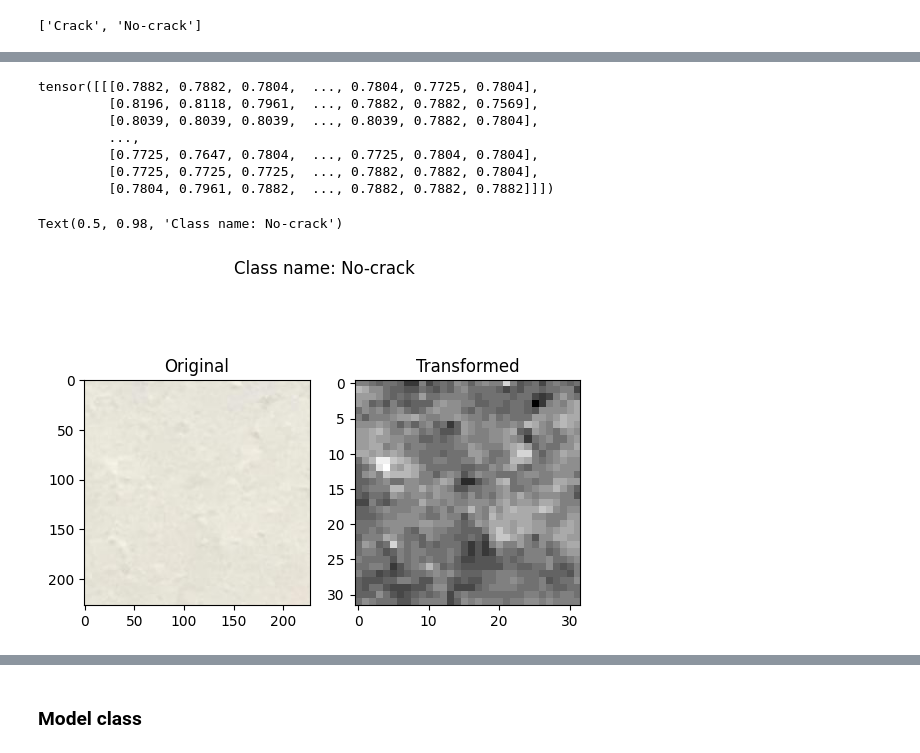
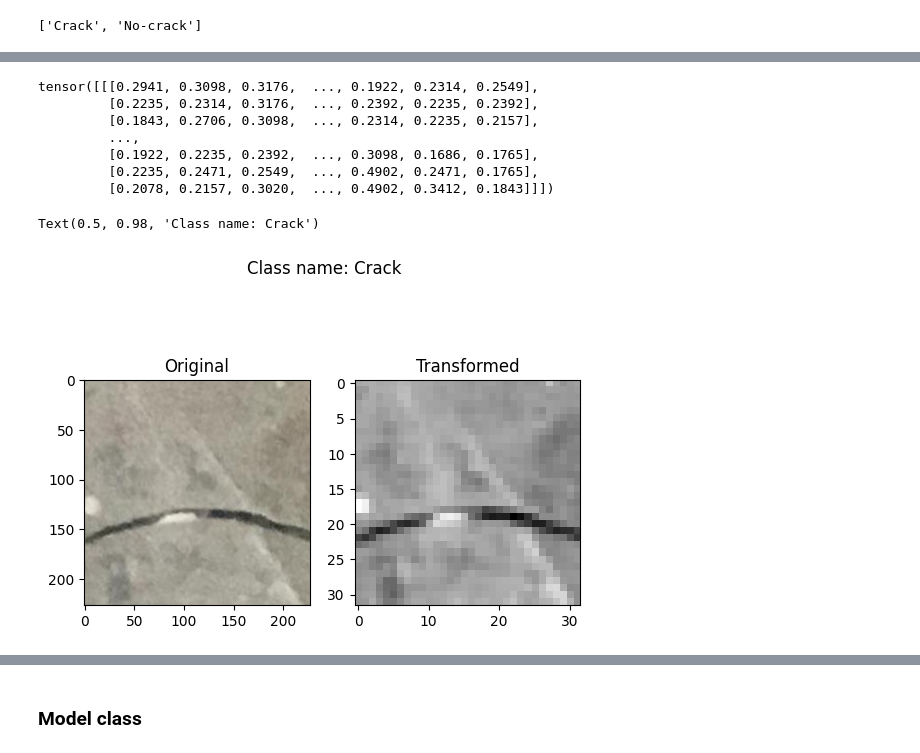
Before and after one commit to y2mulyana/ML-Playground, a Jupyter notebook: 4_Computer_Vision/Binary_Classification_CNN.ipynb, the cells around one changed output, grey strips where cells are left out. Cells and saved outputs as stored; diff of their text form; code cells hidden in the pictures.

Commit message:
Update Binary classification: Simplify data exploring
Simplify data exploring, including random sample image

```diff
--- a/4_Computer_Vision/Binary_Classification_CNN.ipynb
+++ b/4_Computer_Vision/Binary_Classification_CNN.ipynb
@@ -111,0 +103,14 @@ train_data, test_data
+# %%
+pick = random.randint(0, len(train_data))
+
+# sample_path, sample_class = train_data.samples[pick]
+sample_path, sample_class = train_data.samples[pick]
+
+td = Image.open(sample_path)
+td_label_class = train_data.classes[sample_class]
+filename = train_data.samples[pick][0].split("\\")[-1]
+
+print(f"File name: {filename} \nClass index: {sample_class}, \nClass name: {td_label_class}")
+print(f"Image mode: {td.getbands()}")
+print(f"Image size: {td.size}\n")
+td
@@ -142,27 +154,27 @@ torch.Size([3, 70, 70])
 # %%
-augmented_data(im)
+augmented_data(td)
 # %% [output]
-tensor([[[0.7882, 0.7882, 0.7804,  ..., 0.7804, 0.7725, 0.7804],
-         [0.8196, 0.8118, 0.7961,  ..., 0.7882, 0.7882, 0.7569],
-         [0.8039, 0.8039, 0.8039,  ..., 0.8039, 0.7882, 0.7804],
+tensor([[[0.2941, 0.3098, 0.3176,  ..., 0.1922, 0.2314, 0.2549],
+         [0.2235, 0.2314, 0.3176,  ..., 0.2392, 0.2235, 0.2392],
+         [0.1843, 0.2706, 0.3098,  ..., 0.2314, 0.2235, 0.2157],
          ...,
-         [0.7725, 0.7647, 0.7804,  ..., 0.7725, 0.7804, 0.7804],
-         [0.7725, 0.7725, 0.7725,  ..., 0.7882, 0.7882, 0.7804],
-         [0.7804, 0.7961, 0.7882,  ..., 0.7882, 0.7882, 0.7882]]])
+         [0.1922, 0.2235, 0.2392,  ..., 0.3098, 0.1686, 0.1765],
+         [0.2235, 0.2471, 0.2549,  ..., 0.4902, 0.2471, 0.1765],
+         [0.2078, 0.2157, 0.3020,  ..., 0.4902, 0.3412, 0.1843]]])
 # %%
 # Plot Original vs transformed
 fig, ax = plt.subplots(1, 2)
-ax[0].imshow(im)
+ax[0].imshow(td)
 ax[0].set_title('Original')
 
-t = augmented_data(im).permute(1, 2, 0).numpy()
+t = augmented_data(td).permute(1, 2, 0).numpy()
 ax[1].imshow(t.squeeze(), cmap='gray')
 ax[1].set_title('Transformed')
 
-fig.suptitle(f"Class name: {os.path.basename(os.path.dirname(random_image))}")
+fig.suptitle(f"Class name: {td_label_class}")
 # %% [output]
-Text(0.5, 0.98, 'Class name: No-crack')
+Text(0.5, 0.98, 'Class name: Crack')
-[figure, old version]
+[figure, new version]
 # %% [markdown]
 ## Model Architecture
 
```
Also changed, not shown: parts of 11 cells of this notebook.
